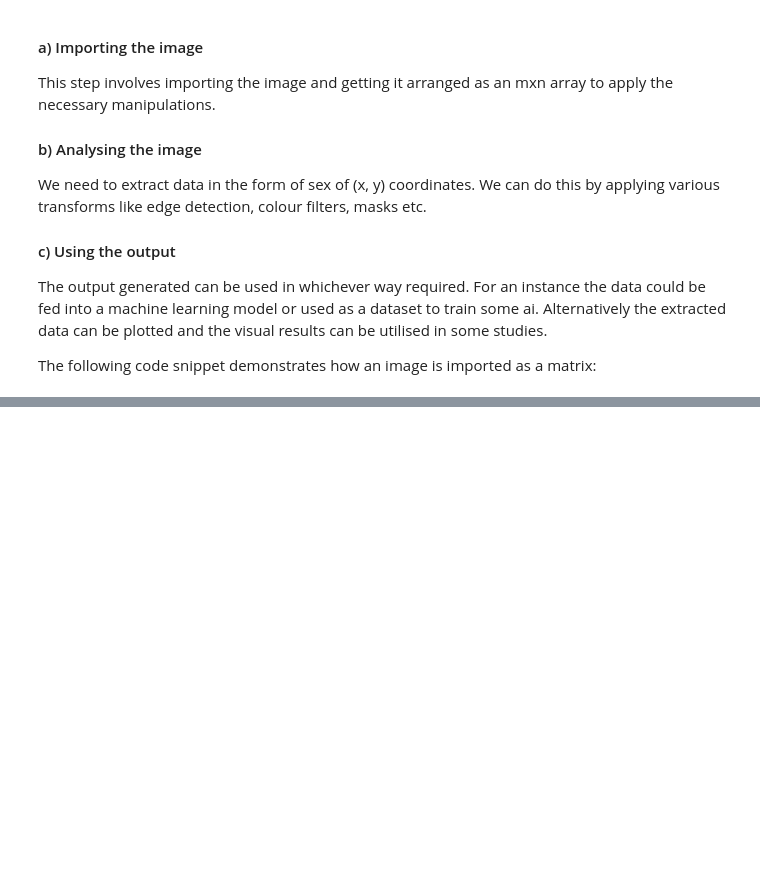
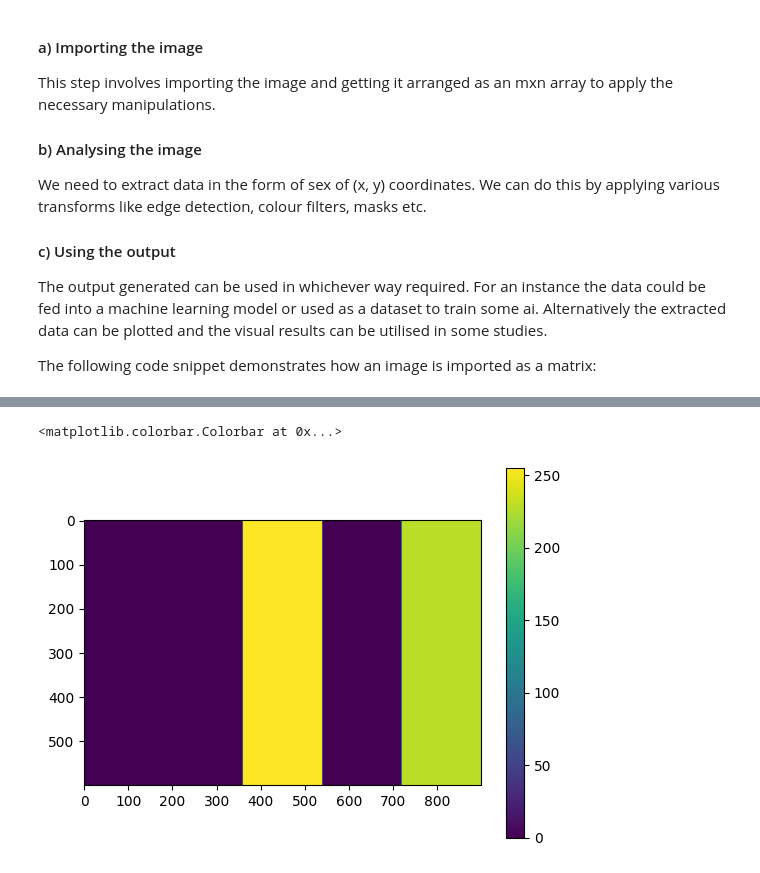
Before and after one commit to baked-potatoes/image-processing, a Jupyter notebook: image-processing.ipynb, the cells around one changed output, grey strips where cells are left out. Cells and saved outputs as stored; diff of their text form; code cells hidden in the pictures; blank space fills up the shorter version.

```diff
--- a/image-processing.ipynb
+++ b/image-processing.ipynb
@@ -32,0 +44,14 @@ plt.imshow(image)
+# %%
+red = img[:, :, 0]
+green = img[:, :, 1]
+blue = img[:, :, 2]
+
+# uncomment the channel you wish to see
+# plt.imshow(red)
+# plt.imshow(green)
+plt.imshow(blue)
+
+plt.colorbar()
+# %% [output]
+<matplotlib.colorbar.Colorbar at 0x...>
+[figure, added]
```
Also changed, not shown: parts of 5 cells of this notebook, 2 other files.
